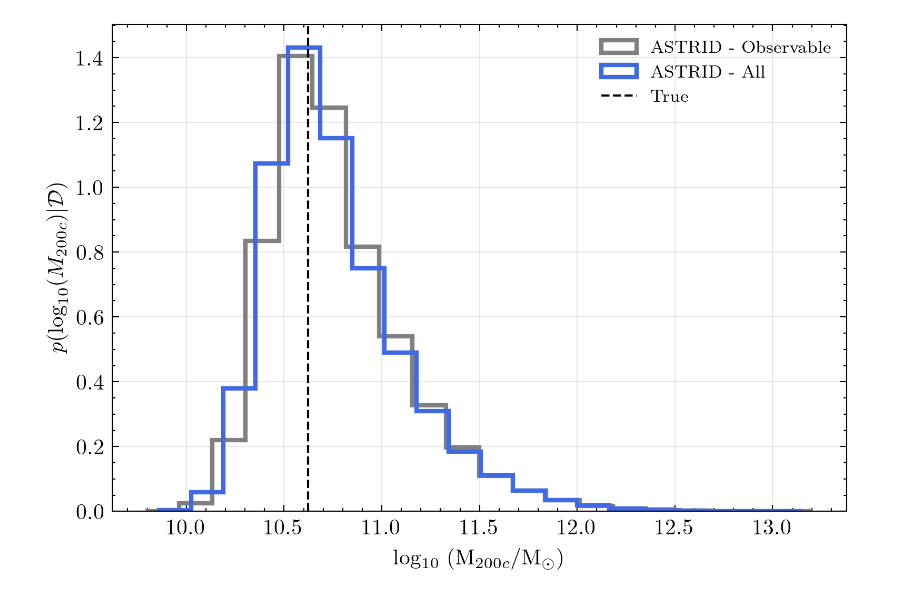
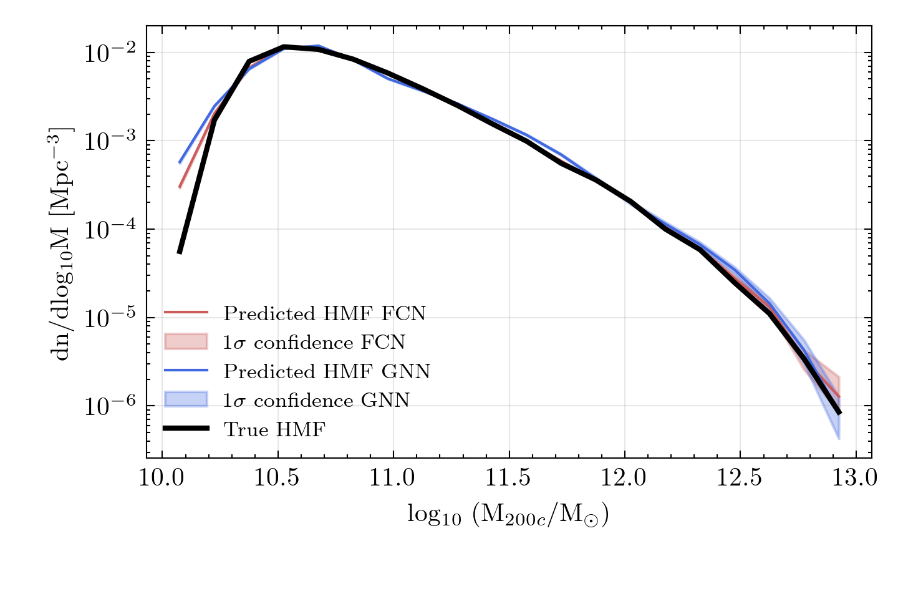
Before and after one commit to lenazami/HaloGNN, a Jupyter notebook: plots.ipynb, the cells around one changed output. Drawn from its saved outputs; the diff is of its cells as text; code cells hidden in the pictures; blank space fills up the shorter version.

```diff
--- a/plots.ipynb
+++ b/plots.ipynb
@@ -251,27 +366,3 @@ plt.savefig(f'paper_figures/true_vs_pred_matrix.pdf')
-# %%
-idx = 110
-n_bins = 20
-train_sim = 'ASTRID'
-test_sim = 'ASTRID'
-plt.figure(figsize=(6, 4))
-
-plt.hist(predictions_observable[f'{train_sim}_{test_sim}'][idx], bins=n_bins, histtype='step',
-         density=True, label=f'{train_sim} - Observable', color='gray', linewidth=2)
-plt.hist(predictions[f'{train_sim}_{test_sim}'][idx], bins=n_bins, histtype='step',
-         density=True, label=f'{test_sim} - All', color='royalblue', linewidth=2)
-
-plt.axvline(truths_observable[f'{train_sim}_{test_sim}'][idx], color='black',
-            linestyle='--', label='True')
-
-plt.xlabel('log$_{10}$ (M$_{200c}$/M$_{\odot}$)')
-plt.ylabel(r'$p(\log_{10} (M_{200c}) | \mathcal{D})$')
-plt.legend(fontsize=8)
-plt.grid(True, alpha=0.3)
-
-plt.savefig(f'paper_figures/posterior_{train_sim}_{test_sim}_idx{idx}.pdf')
-plt.show()
-# %% [output]
-[figure, removed]
 # %%
 
 
@@ -322,6 +420,19 @@ def plot_hmf_comparison(bin_centers, true_hmf,
     plt.grid(True, alpha=0.3)
 
     return plt.gca()
+# %%
+
+train_sim = 'ASTRID'
+volume = boxsizes[train_sim]**3
+true_masses = truths[f'{train_sim}_{train_sim}']
+predicted_mass_samples = predictions[f'{train_sim}_{train_sim}']
+
+results = compute_hmf_with_uncertainties(true_masses, predicted_mass_samples, volume)
+results_gnn = compute_hmf_with_uncertainties(truths_gnn[f'{train_sim}_{train_sim}'], predictions_gnn[f'{train_sim}_{train_sim}'], volume)
+fig = plot_hmf_comparison(*results, *results_gnn[2:])
+#plt.savefig(f'paper_figures/hmf.pdf')
+# %% [output]
+[figure, added]
 # %%
 
 train_sim = 'TNG'
```
Also changed, not shown: parts of 18 cells of this notebook, 5 other files.
